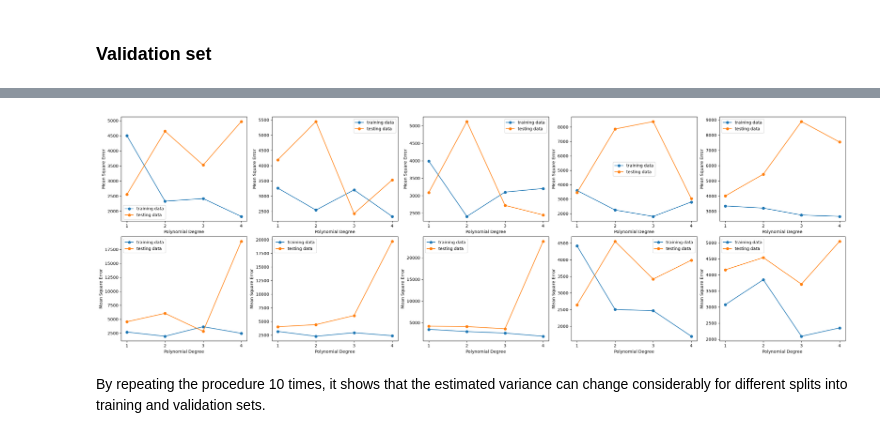
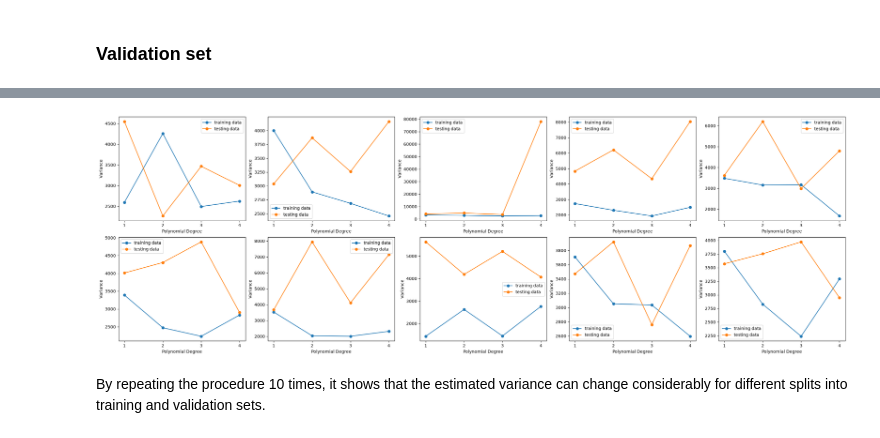
Before and after one commit to Xraaaay/lu_bern02, a Jupyter notebook: exercise/exercise05_resampling.ipynb, the cells around one changed output, grey strips where cells are left out. Saved outputs shown, nothing was run; the diff lists cells and outputs as text; code cells hidden in the pictures.

```diff
--- a/exercise/exercise05_resampling.ipynb
+++ b/exercise/exercise05_resampling.ipynb
@@ -78,39 +84,37 @@ plt.show()
 # %%
 # func: validation set
 def validation_set(degrees, seed):
-    mse_trains = []
-    mse_tests = []
+    variance_trains = []
+    variance_tests = []
 
     for degree in degrees:
         train, test = split(df_pollution, seed=seed)
         x_train, y_train = train.JULT.to_numpy(), train.MORT.to_numpy()
         x_test, y_test = test.JULT.to_numpy(), test.MORT.to_numpy()
 
-        poly_model = Polynomial.fit(x=x_train,
-                            y=y_train,
-                            deg=degree)
+        poly_model = Polynomial.fit(x=x_train, y=y_train, deg=degree)
 
         y_train_pred = poly_model(x_train)
-        mse_train = np.sum(np.square(y_train - y_train_pred)) / len(train)
-        mse_trains.append(mse_train)
+        mse_train = np.mean(np.square(y_train - y_train_pred))
+        variance_trains.append(mse_train)
 
         y_test_pred = poly_model(x_test)
-        mse_test = np.sum(np.square(y_test - y_test_pred)) / len(test)
-        mse_tests.append(mse_test)
+        mse_test = np.mean(np.square(y_test - y_test_pred))
+        variance_tests.append(mse_test)
 
-    return np.array(mse_trains), np.array(mse_tests)
+    return np.array(variance_trains), np.array(variance_tests)
 # %%
-# plot mse-degree
+# plot variance-degree
 degrees = range(1, 5)
-mse_trains, mse_tests = validation_set(degrees, seed=seed)
+variance_trains, variance_tests = validation_set(degrees, seed=seed)
 
 fig, ax = plt.subplots()
-ax.plot(degrees, mse_trains, marker="o", label="training data")
-ax.plot(degrees, mse_tests, marker="o", label="testing data")
+ax.plot(degrees, variance_trains, marker="o", label="training data")
+ax.plot(degrees, variance_tests, marker="o", label="testing data")
 
 ax.legend()
 ax.set_xticks(degrees)
 ax.set_xlabel("Polynomial Degree")
-ax.set_ylabel("Mean Square Error")
+ax.set_ylabel("Variance")
 plt.show()
 # %% [output]
@@ -120,21 +124,21 @@ Judging from the MSE-degree plot above, the polynomial of degree 3 has the minim
 # %%
 # repeat the procedure
 fig, axes = plt.subplots(2, 5, figsize=(25, 8), constrained_layout=True)
 for i, ax in enumerate(axes.flat):
     degrees = range(1, 5)
-    mse_trains, mse_tests = validation_set(degrees, seed=None)
+    variance_trains, variance_tests = validation_set(degrees, seed=None)
 
-    ax.plot(degrees, mse_trains, marker="o", label="training data")
-    ax.plot(degrees, mse_tests, marker="o", label="testing data")
+    ax.plot(degrees, variance_trains, marker="o", label="training data")
+    ax.plot(degrees, variance_tests, marker="o", label="testing data")
 
     ax.legend()
     ax.set_xticks(degrees)
     ax.set_xlabel("Polynomial Degree")
-    ax.set_ylabel("Mean Square Error")
+    ax.set_ylabel("Variance")
 
 plt.show()
 # %% [output]
-[figure, old version]
+[figure, new version]
 # %% [markdown]
 By repeating the procedure 10 times, it shows that the estimated variance can change considerably for different splits into training and validation sets.
 # %% [markdown]
```
Also changed, not shown: parts of 16 cells of this notebook.
